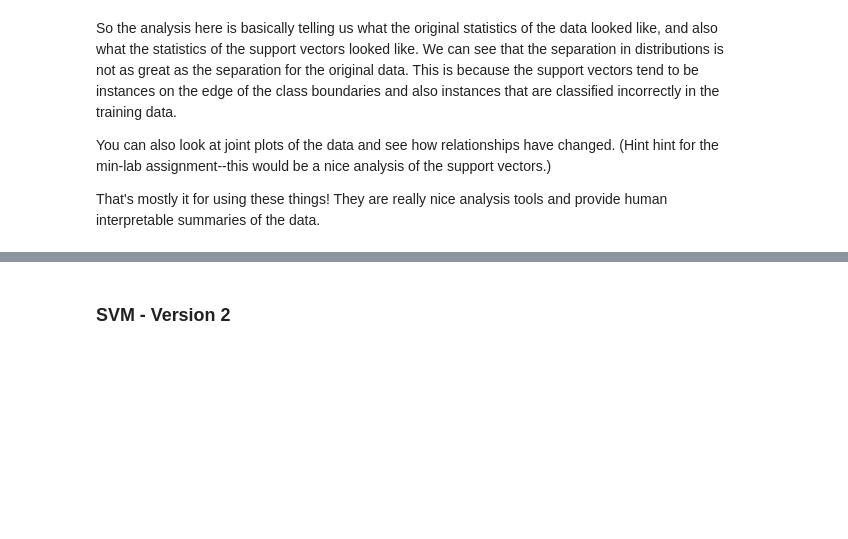
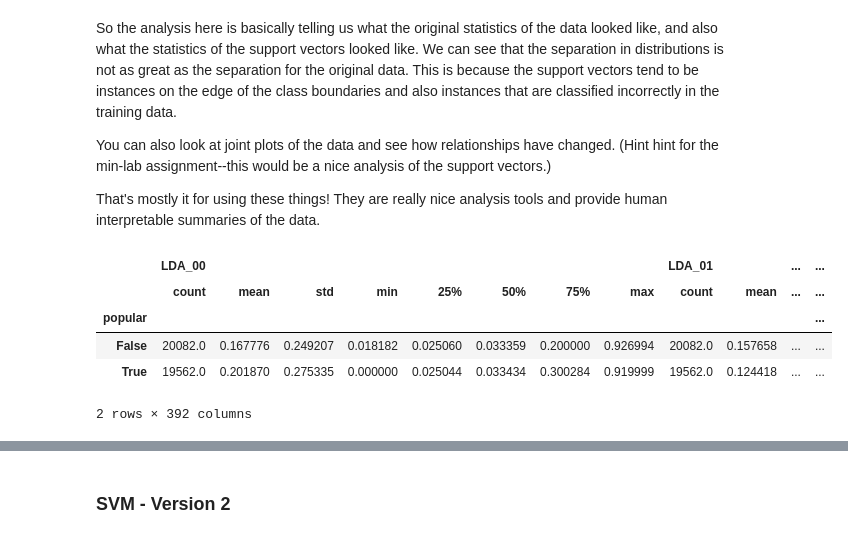
Before and after one commit to bici-sancta/mashable, a Jupyter notebook: svm/mashable_sequential_svms_2017.09.27.ipynb, the cells around one changed output, grey strips where cells are left out. Saved outputs shown, nothing was run; the diff lists cells and outputs as text; code cells hidden in the pictures; blank space fills up the shorter version.

```diff
--- a/svm/mashable_sequential_svms_2017.09.27.ipynb
+++ b/svm/mashable_sequential_svms_2017.09.27.ipynb
@@ -978,3 +963,12 @@ So the analysis here is basically telling us what the original statistics of the
 You can also look at joint plots of the data and see how relationships have changed. (Hint hint for the min-lab assignment--this would be a nice analysis of the support vectors.)
 
 That's mostly it for using these things! They are really nice analysis tools and provide human interpretable summaries of the data.
+# %%
+df_grouped.describe()
+# %% [output]
+|  | LDA_00 |  |  |  |  |  |  |  | LDA_01 |  | ... | ... |
+|  | count | mean | std | min | 25% | 50% | 75% | max | count | mean | ... | ... |
+| popular |  |  |  |  |  |  |  |  |  |  |  | ... |
+| False | 20082.0 | 0.167776 | 0.249207 | 0.018182 | 0.025060 | 0.033359 | 0.200000 | 0.926994 | 20082.0 | 0.157658 | ... | ... |
+| True | 19562.0 | 0.201870 | 0.275335 | 0.000000 | 0.025044 | 0.033434 | 0.300284 | 0.919999 | 19562.0 | 0.124418 | ... | ... |
+2 rows × 392 columns
```
Also changed, not shown: parts of 13 cells of this notebook, 1 other file.
